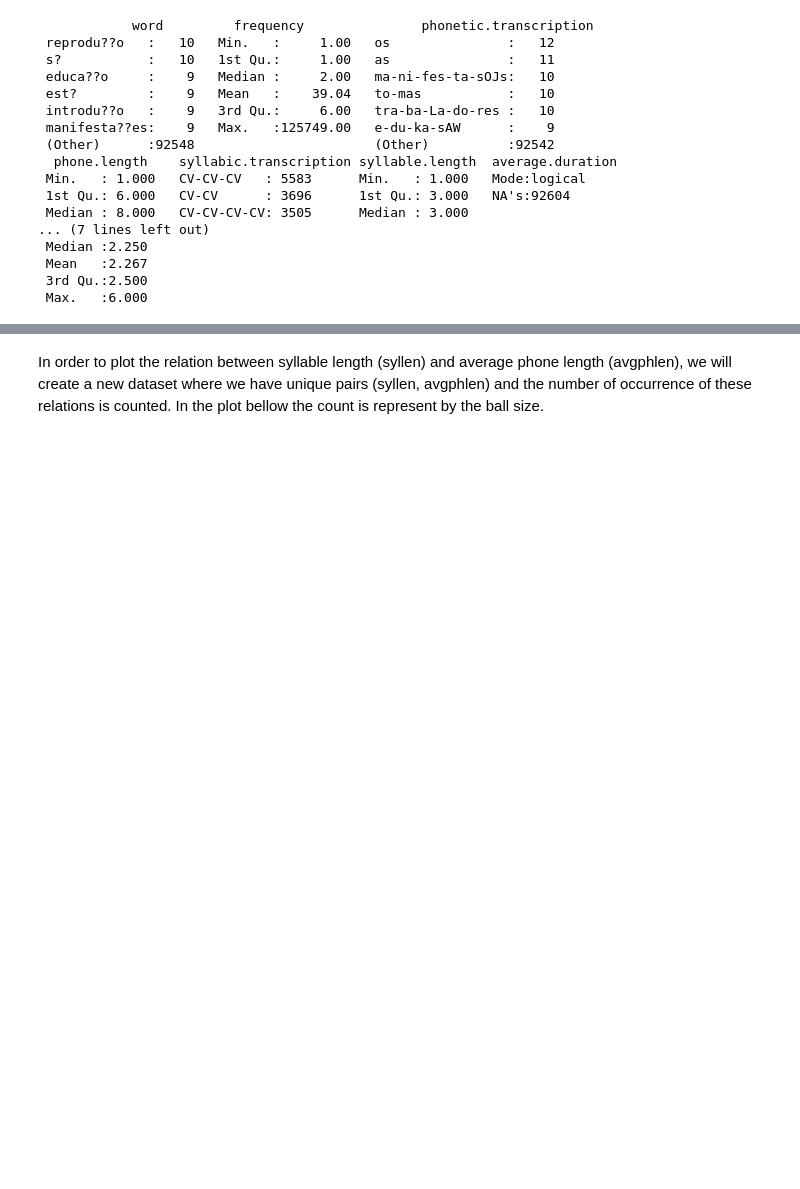
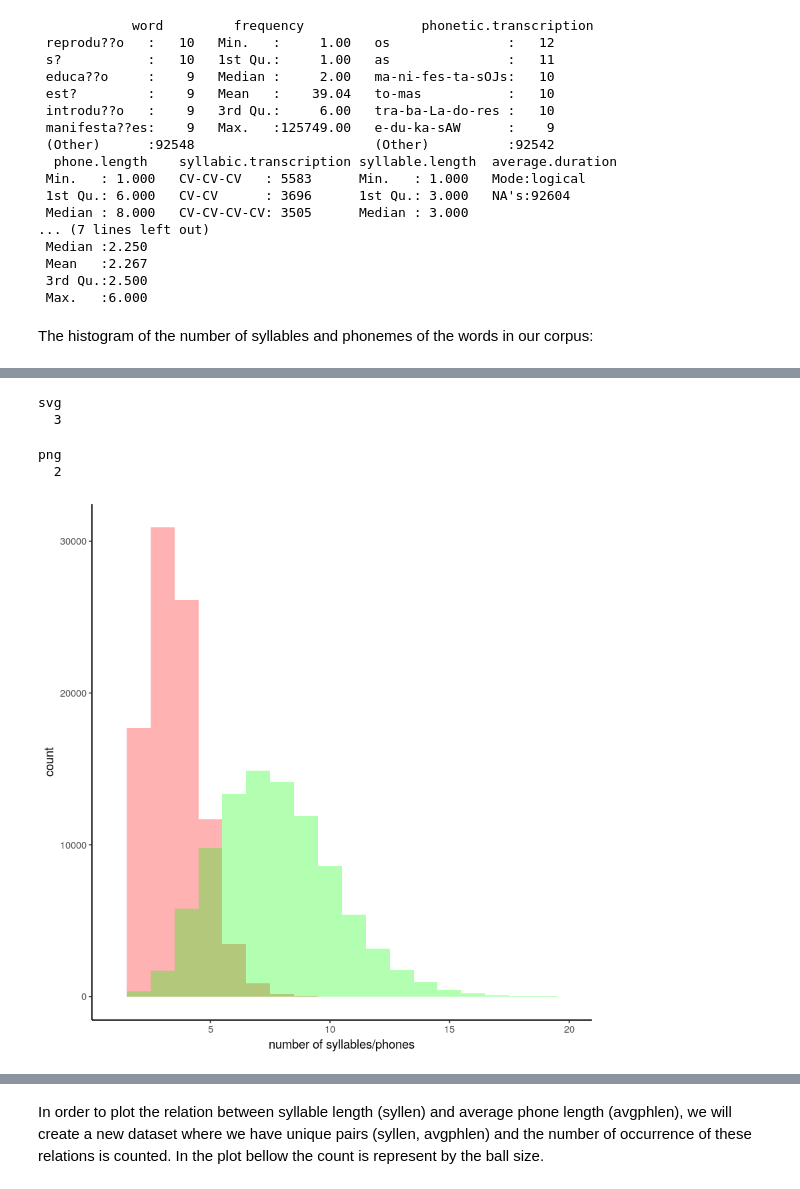
Before and after one commit to leolca/clscripts, a Jupyter notebook: menzerath_abg.ipynb, the cells around one changed output, grey strips where cells are left out. Drawn from its saved outputs; the diff is of its cells as text; code cells hidden in the pictures; blank space fills up the shorter version.

```diff
--- a/menzerath_abg.ipynb
+++ b/menzerath_abg.ipynb
@@ -225,3 +225,16 @@ summary(abg)
  Mean   :2.267
  3rd Qu.:2.500
  Max.   :6.000
+# %% [markdown]
+The histogram of the number of syllables and phonemes of the words in our corpus:
+# %%
+library(ggplot2)
+ggplot(data = abg) +
+  geom_histogram(aes(x = syllable.length, y=..count..),
+                       alpha=0.3, fill ="red",binwidth=1,position="dodge") +
+  geom_histogram(aes(x = phone.length, y=..count..),
+                       alpha=0.3, fill ="green",binwidth=1,position="dodge") +
+  theme_classic() + labs(x = "number of syllables/phones") + xlim(1, 20)
+dev.copy(svg,"/tmp/abg_histogram_syllables_phones.svg")
+dev.off()
+# %% [output]
@@ -227,0 +245,5 @@ summary(abg)
+svg
+  3
+png
+  2
+[figure, added]
```
Also changed, not shown: parts of 17 cells of this notebook.
